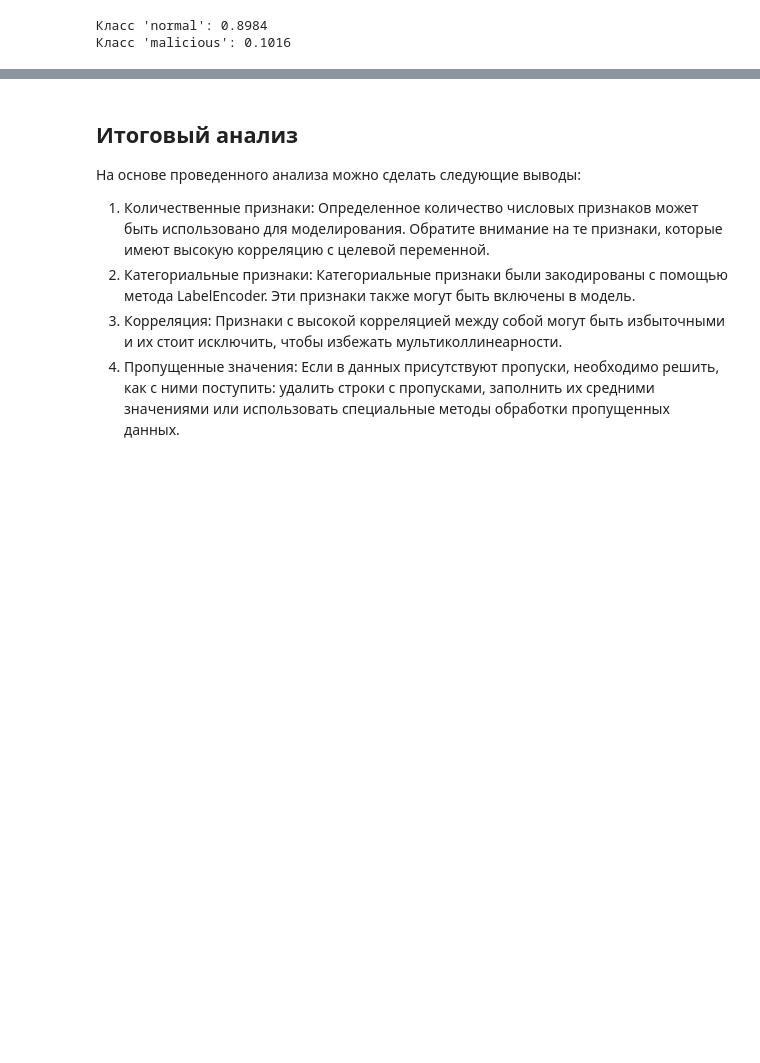
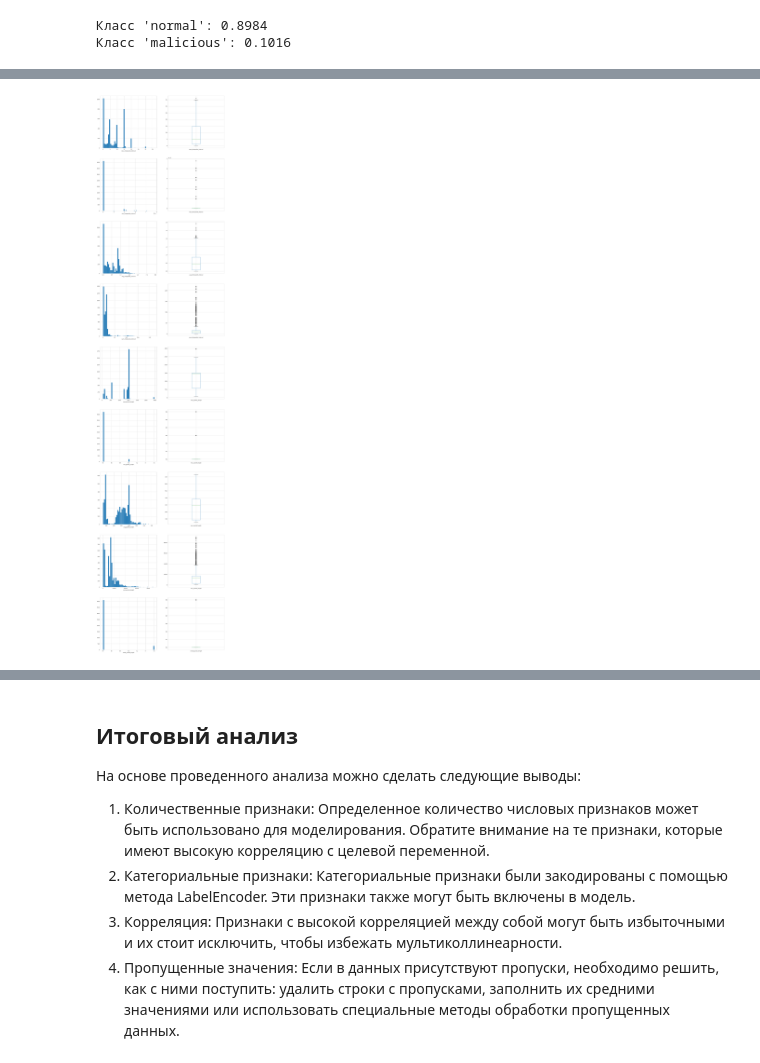
Before and after one commit to belkin-vitaliy/ai-task1, a Jupyter notebook: task1.ipynb, the cells around one changed output, grey strips where cells are left out. Drawn from its saved outputs; the diff is of its cells as text; code cells hidden in the pictures; blank space fills up the shorter version.

```diff
--- a/task1.ipynb
+++ b/task1.ipynb
@@ -301,0 +379,2 @@ label: ['normal' 'malicious']
+# %%
+df_quartile = pd.concat([remove_outliers_quartile(df_normal), remove_outliers_quartile(df_malicious)])
@@ -302,3 +387,7 @@ label: ['normal' 'malicious']
+# %%
+df_plot(df_quartile)
+# %% [output]
+[figure, added]
 # %%
 from sklearn.model_selection import train_test_split
 from sklearn.linear_model import LogisticRegression
```
Also changed, not shown: parts of 28 cells of this notebook.
